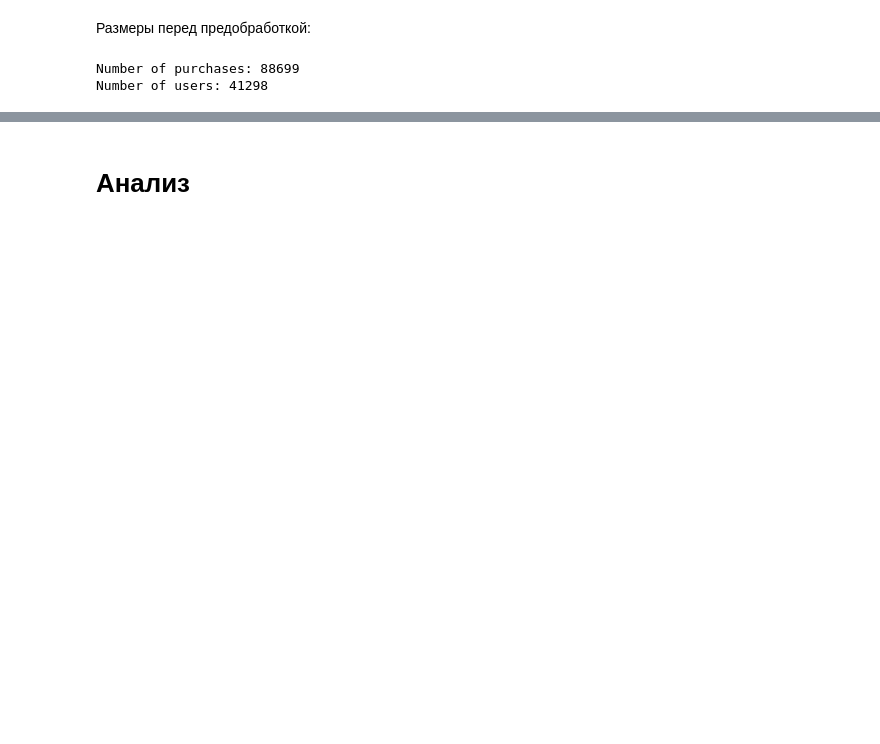
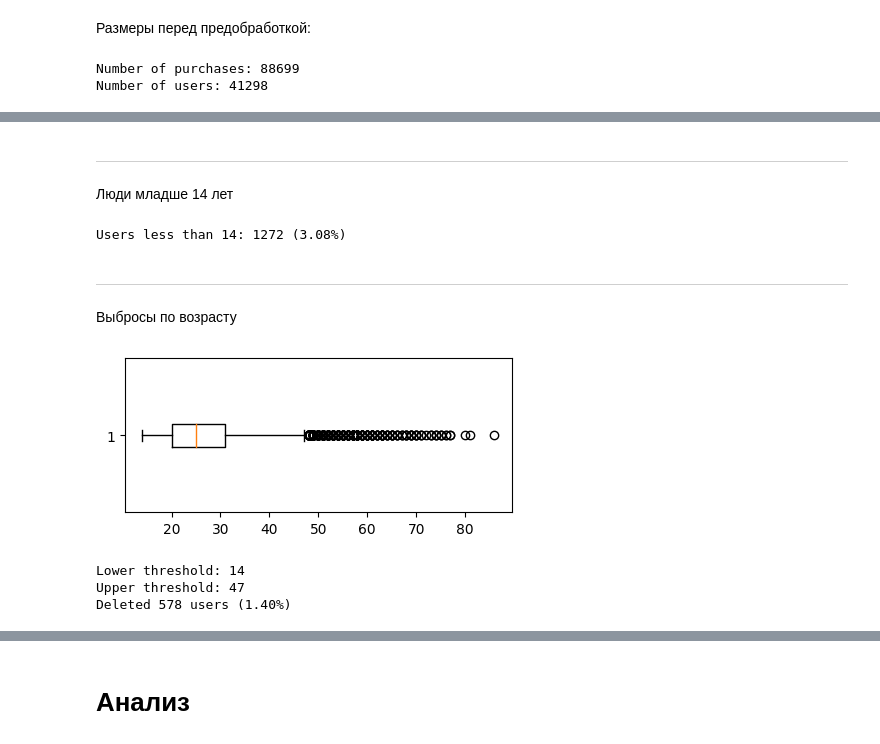
Before and after one commit to kotoskar/dano-final-tinkoff-games, a Jupyter notebook: data_preparing.ipynb, the cells around one changed output, grey strips where cells are left out. Saved outputs shown, nothing was run; the diff lists cells and outputs as text; code cells hidden in the pictures; blank space fills up the shorter version.

```diff
--- a/data_preparing.ipynb
+++ b/data_preparing.ipynb
@@ -35,11 +38,15 @@ bundle_tags = ['edition', 'pack', 'collection', 'bundle', 'antology']
 
 df['is_bundle'] = df['good_name'].apply(lambda x: (
     any(tag in x.lower() for tag in bundle_tags)) and ('dlc' not in x.lower()))
+
 bundle_purchases = df[df['is_bundle']].copy()
 bundle_purchases['is_DLC'] = True
 bundle_purchases['good_name'] = bundle_purchases['good_name'].apply(
     lambda x: x + ' (dlc from bundle)')
 df = pd.concat([df, bundle_purchases], axis=0)
+
+donut = ['pass', 'coins', 'запасные детали', 'кейс', 'ключ']
+df.loc[df['good_name'].apply(lambda x : any([tag in x.lower() for tag in donut])), 'is_DLC'] = False
 
 edu_lvl_grade = {'SCH': 1, 'UGR': 2, 'GRD': 3, 'PGR': 4, 'ACD': 5}
 edu_lvl_by_grade = {v: k for k, v in edu_lvl_grade.items()}
@@ -47,21 +54,16 @@ edu_lvl_by_grade = {v: k for k, v in edu_lvl_grade.items()}
 df['edu_lvl_grade'] = df['education_level'].map(edu_lvl_grade)
 
 min_age_by_id = df.groupby('client_id')['age'].min()
-df['min_age'] = df['client_id'].map(min_age_by_id)
 
 max_age_by_id = df.groupby('client_id')['age'].max()
-df['max_age'] = df['client_id'].map(max_age_by_id)
 
 highest_edu_lvl_by_id = df.groupby('client_id')['education_level'].apply(
     lambda x: edu_lvl_by_grade[x.map(edu_lvl_grade).max()])
-
-df['edu_lvl_grade'] = df['client_id'].map(edu_lvl_grade)
-
-count_genders_by_id = df.groupby('client_id').apply(
-    lambda x: x['gender_cd'].nunique())
 
 edu_lvls_by_id = df.groupby('client_id')['education_level'].apply(
     lambda x: x.drop_duplicates().tolist())
 
 age_by_edu_lvl_treshold = {
     'SCH': 0, 'UGR': 16, 'GRD': 22, 'PGR': 26, 'ACD': 31}
+
+client_ids = df['client_id'].drop_duplicates()
@@ -99,0 +74,4 @@ plt.show()
+# %%
+n_strange_age = client_ids[client_ids.map(lambda x: max_age_by_id[x] - min_age_by_id[x] > 3)].shape[0]
+print(f'Strange age users: {n_strange_age} ({n_strange_age / n_users * 100:.2f}%)')
+client_ids = client_ids[client_ids.map(lambda x: max_age_by_id[x] - min_age_by_id[x] <= 3)]
@@ -99,0 +96,33 @@ plt.show()
+# %% [markdown]
+----
+# %% [markdown]
+Люди младше 14 лет
+# %%
+n_less_14 = client_ids[client_ids.map(lambda x: min_age_by_id[x] < 14)].shape[0]
+print(f'Users less than 14: {n_less_14} ({n_less_14 / n_users * 100:.2f}%)')
+client_ids = client_ids[client_ids.map(lambda x: min_age_by_id[x] >= 14)]
+# %% [output]
+Users less than 14: 1272 (3.08%)
+# %% [markdown]
+----
+# %% [markdown]
+Выбросы по возрасту
+# %%
+fig = plt.figure(figsize=(5, 2))
+plt.boxplot(client_ids.map(min_age_by_id), vert=False);
+# %% [output]
+[figure, added]
+# %%
+stats = cbook.boxplot_stats(client_ids.map(min_age_by_id))
+lower_threshold = stats[0]['whislo']
+upper_threshold = stats[0]['whishi']
+
+print(f"Lower threshold: {lower_threshold}")
+print(f"Upper threshold: {upper_threshold}")
+deleted = client_ids.shape[0] - client_ids[client_ids.map(min_age_by_id).between(lower_threshold, upper_threshold)].shape[0]
+print(f'Deleted {deleted} users ({deleted / n_users * 100:.2f}%)')
+client_ids = client_ids[client_ids.map(min_age_by_id).between(lower_threshold, upper_threshold)]
+# %% [output]
+Lower threshold: 14
+Upper threshold: 47
+Deleted 578 users (1.40%)
```
Also changed, not shown: parts of 47 cells of this notebook.
